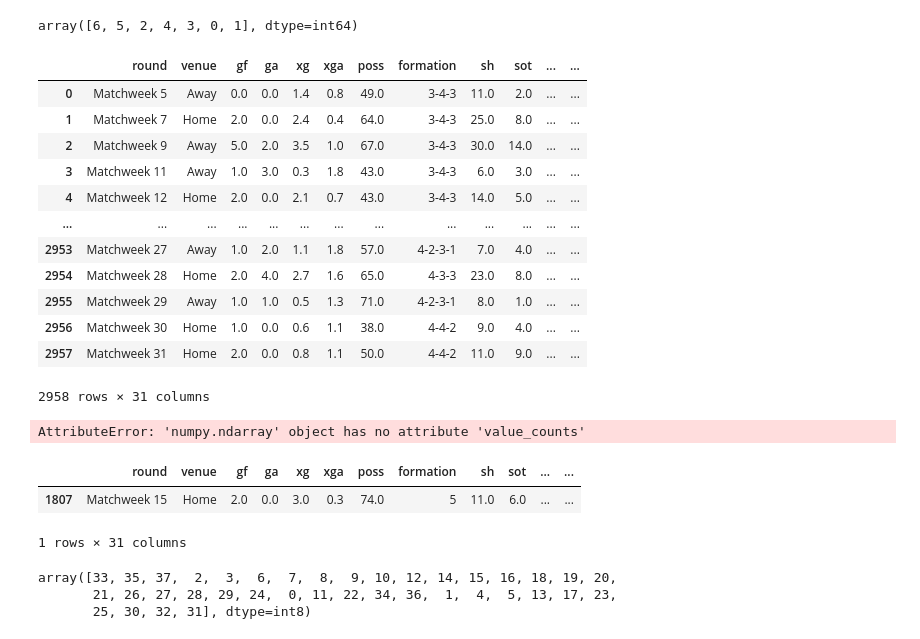
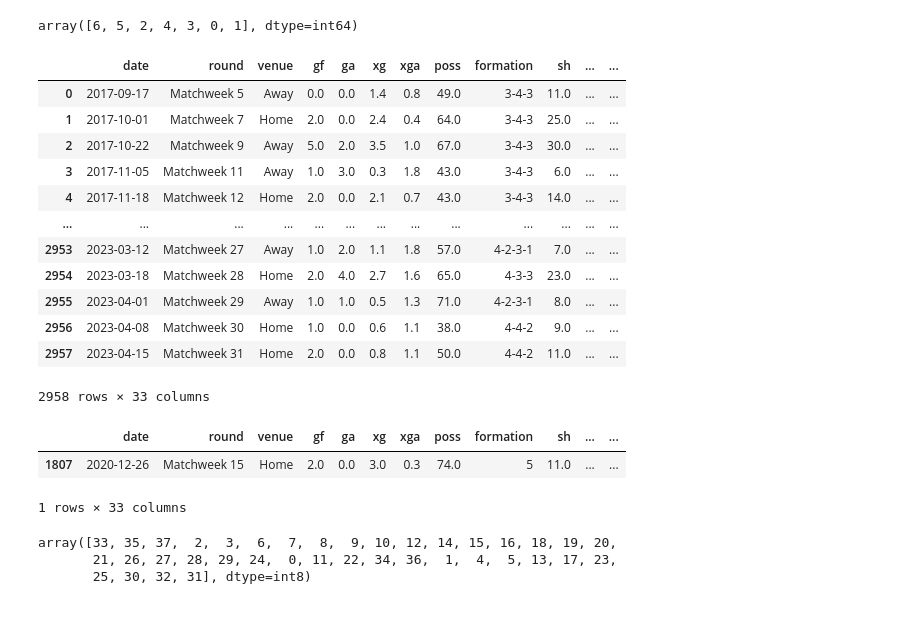
Before and after one commit to wikanadnyana/backend-api-da-project, a Jupyter notebook: blueprint/split.ipynb, the cells around one changed output. Drawn from its saved outputs; the diff is of its cells as text; code cells hidden in the pictures.

```diff
--- a/blueprint/split.ipynb
+++ b/blueprint/split.ipynb
@@ -21,34 +21,30 @@ df["day_code"].unique()
 # %% [output]
 array([6, 5, 2, 4, 3, 0, 1], dtype=int64)
 # %%
-df = df.drop(columns=["date", "time", "day", "result", "opponent", "captain", "referee", "match report", "attendance", "team"])
+df = df.drop(columns=["time", "day", "result", "opponent", "captain", "referee", "match report", "attendance"])
 df
 # %% [output]
-|  | round | venue | gf | ga | xg | xga | poss | formation | sh | sot | ... | ... |
-| 0 | Matchweek 5 | Away | 0.0 | 0.0 | 1.4 | 0.8 | 49.0 | 3-4-3 | 11.0 | 2.0 | ... | ... |
-| 1 | Matchweek 7 | Home | 2.0 | 0.0 | 2.4 | 0.4 | 64.0 | 3-4-3 | 25.0 | 8.0 | ... | ... |
-| 2 | Matchweek 9 | Away | 5.0 | 2.0 | 3.5 | 1.0 | 67.0 | 3-4-3 | 30.0 | 14.0 | ... | ... |
-| 3 | Matchweek 11 | Away | 1.0 | 3.0 | 0.3 | 1.8 | 43.0 | 3-4-3 | 6.0 | 3.0 | ... | ... |
-| 4 | Matchweek 12 | Home | 2.0 | 0.0 | 2.1 | 0.7 | 43.0 | 3-4-3 | 14.0 | 5.0 | ... | ... |
+|  | date | round | venue | gf | ga | xg | xga | poss | formation | sh | ... | ... |
+| 0 | 2017-09-17 | Matchweek 5 | Away | 0.0 | 0.0 | 1.4 | 0.8 | 49.0 | 3-4-3 | 11.0 | ... | ... |
+| 1 | 2017-10-01 | Matchweek 7 | Home | 2.0 | 0.0 | 2.4 | 0.4 | 64.0 | 3-4-3 | 25.0 | ... | ... |
+| 2 | 2017-10-22 | Matchweek 9 | Away | 5.0 | 2.0 | 3.5 | 1.0 | 67.0 | 3-4-3 | 30.0 | ... | ... |
+| 3 | 2017-11-05 | Matchweek 11 | Away | 1.0 | 3.0 | 0.3 | 1.8 | 43.0 | 3-4-3 | 6.0 | ... | ... |
+| 4 | 2017-11-18 | Matchweek 12 | Home | 2.0 | 0.0 | 2.1 | 0.7 | 43.0 | 3-4-3 | 14.0 | ... | ... |
 | ... | ... | ... | ... | ... | ... | ... | ... | ... | ... | ... | ... | ... |
-| 2953 | Matchweek 27 | Away | 1.0 | 2.0 | 1.1 | 1.8 | 57.0 | 4-2-3-1 | 7.0 | 4.0 | ... | ... |
-| 2954 | Matchweek 28 | Home | 2.0 | 4.0 | 2.7 | 1.6 | 65.0 | 4-3-3 | 23.0 | 8.0 | ... | ... |
-| 2955 | Matchweek 29 | Away | 1.0 | 1.0 | 0.5 | 1.3 | 71.0 | 4-2-3-1 | 8.0 | 1.0 | ... | ... |
-| 2956 | Matchweek 30 | Home | 1.0 | 0.0 | 0.6 | 1.1 | 38.0 | 4-4-2 | 9.0 | 4.0 | ... | ... |
-| 2957 | Matchweek 31 | Home | 2.0 | 0.0 | 0.8 | 1.1 | 50.0 | 4-4-2 | 11.0 | 9.0 | ... | ... |
+| 2953 | 2023-03-12 | Matchweek 27 | Away | 1.0 | 2.0 | 1.1 | 1.8 | 57.0 | 4-2-3-1 | 7.0 | ... | ... |
+| 2954 | 2023-03-18 | Matchweek 28 | Home | 2.0 | 4.0 | 2.7 | 1.6 | 65.0 | 4-3-3 | 23.0 | ... | ... |
+| 2955 | 2023-04-01 | Matchweek 29 | Away | 1.0 | 1.0 | 0.5 | 1.3 | 71.0 | 4-2-3-1 | 8.0 | ... | ... |
+| 2956 | 2023-04-08 | Matchweek 30 | Home | 1.0 | 0.0 | 0.6 | 1.1 | 38.0 | 4-4-2 | 9.0 | ... | ... |
+| 2957 | 2023-04-15 | Matchweek 31 | Home | 2.0 | 0.0 | 0.8 | 1.1 | 50.0 | 4-4-2 | 11.0 | ... | ... |
-2958 rows × 31 columns
+2958 rows × 33 columns
-# %%
-df["formation"].unique().value_counts()
-# %% [output]
-AttributeError: 'numpy.ndarray' object has no attribute 'value_counts'
 # %%
 df["formation"] = df["formation"].astype("category").cat.codes
 # %%
 df[df["formation"] == 5]
 # %% [output]
-|  | round | venue | gf | ga | xg | xga | poss | formation | sh | sot | ... | ... |
-| 1807 | Matchweek 15 | Home | 2.0 | 0.0 | 3.0 | 0.3 | 74.0 | 5 | 11.0 | 6.0 | ... | ... |
+|  | date | round | venue | gf | ga | xg | xga | poss | formation | sh | ... | ... |
+| 1807 | 2020-12-26 | Matchweek 15 | Home | 2.0 | 0.0 | 3.0 | 0.3 | 74.0 | 5 | 11.0 | ... | ... |
-1 rows × 31 columns
+1 rows × 33 columns
 # %%
 df["round"] = df["round"].astype("category").cat.codes
 # %%
```
Also changed, not shown: parts of 11 cells of this notebook, 4 other files.
